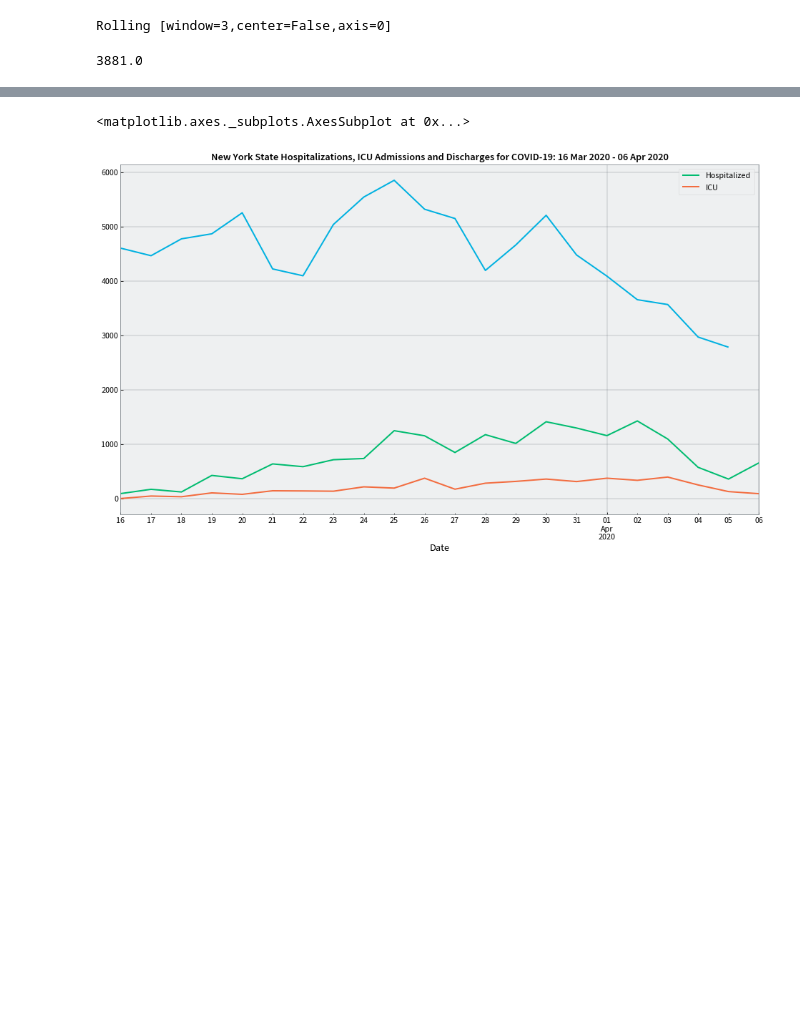
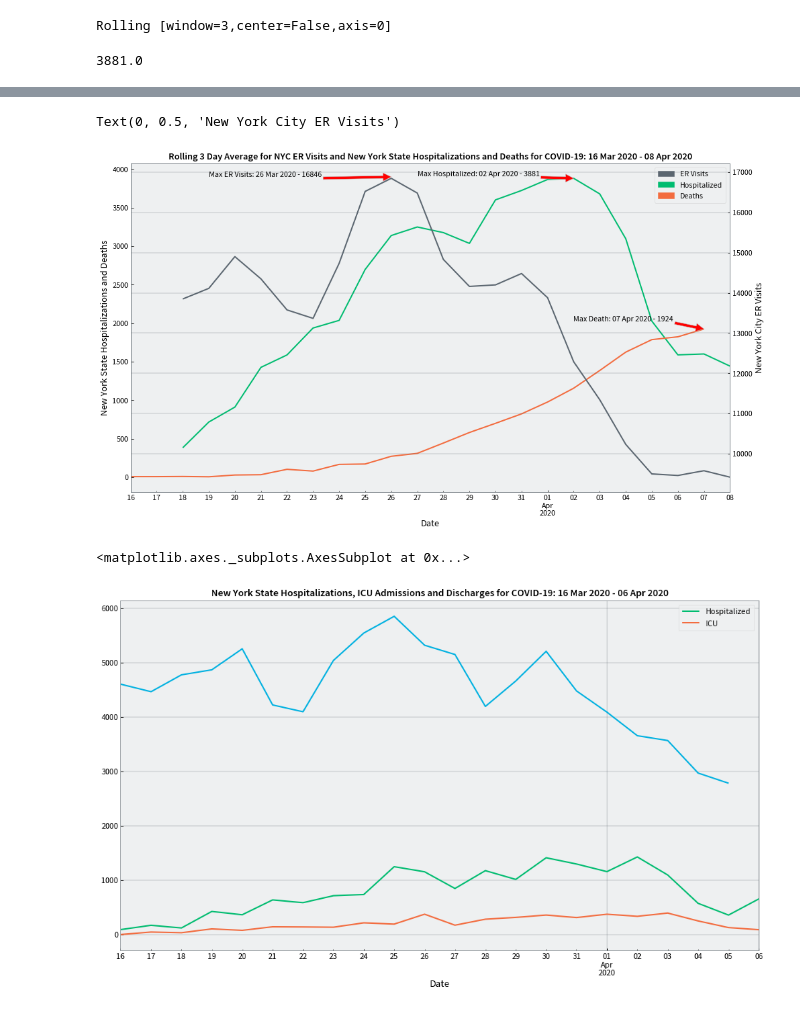
Before and after one commit to RobSpectre/COVID-19-Analysis, a Jupyter notebook: COVID-19 New York State Hospitalizations.ipynb, the cells around one changed output, grey strips where cells are left out. Cells and saved outputs as stored; diff of their text form; code cells hidden in the pictures; blank space fills up the shorter version.

```diff
--- a/COVID-19 New York State Hospitalizations.ipynb
+++ b/COVID-19 New York State Hospitalizations.ipynb
@@ -162,3 +162,72 @@ Text(0, 0.5, 'New York City ER Visits')
+# %%
+from datetime import timedelta
+from random import randint
+
+fig = plt.figure()
+ax = fig.add_subplot(111)
+ax1 = ax.twinx()
+
+ny_state_hospitalization.groupby('Date')['Hospitalized'].sum().rolling(3).sum().plot(kind='line', ax=ax,
+                                                                                     title="Rolling 3 Day Average for NYC ER Visits and New York State Hospitalizations and Deaths for COVID-19: {0} - {1}".format(ny_state_hospitalization['Date'].min().date().strftime("%d %b %Y"),
+                                                                                                                                                                                                 ny_state_hospitalization['Date'].max().date().strftime("%d %b %Y")))
+
+maximum = ny_state_hospitalization.groupby('Date')['Hospitalized'].sum().rolling(3).sum().max()
+max_index = ny_state_hospitalization.groupby('Date')['Hospitalized'].sum().rolling(3).sum().idxmax()
+
+ax.annotate("Max {0}: {1} - {2}".format('Hospitalized',
+                                        max_index.strftime("%d %b %Y"),
+                                        int(maximum)),
+        xy=(max_index,
+            maximum),
+        xytext=(max_index - timedelta(days=6),
+                maximum + 30),
+        arrowprops={'facecolor': 'red'})
+
+ax.grid()
+
+tests_df[tests_df['state'] == 'NY'].groupby('Date')['death'].sum().diff().rolling(3).sum().plot(kind='line', ax=ax)
+
+maximum = tests_df[tests_df['state'] == 'NY'].groupby('Date')['death'].sum().diff().rolling(3).sum().max()
+max_index = tests_df[tests_df['state'] == 'NY'].groupby('Date')['death'].sum().diff().rolling(3).sum().idxmax()
+
+ax.annotate("Max {0}: {1} - {2}".format('Death',
+                                        max_index.strftime("%d %b %Y"),
+                                        int(maximum)),
+        xy=(max_index,
+            maximum),
+        xytext=(max_index - timedelta(days=5),
+                maximum + 100),
+        arrowprops={'facecolor': 'red'})
+
+ax.grid()
+
+citywide_all[citywide_all['Date'] >= '2020-03-16'].groupby('Date')['Value'].sum().resample('D').sum().rolling(3).sum().plot(kind='line',
+                                                                                                                            color="#5b6670",
+                                                                                                                            secondary_y=False,
+                                                                                                                            ax=ax1)
+
+maximum = citywide_all[citywide_all['Date'] >= '2020-03-16'].groupby('Date')['Value'].sum().resample('D').sum().rolling(3).sum().max()
+max_index = citywide_all[citywide_all['Date'] >= '2020-03-16'].groupby('Date')['Value'].sum().resample('D').sum().rolling(3).sum().idxmax()
+ax.annotate("Max {0}: {1} - {2}".format("ER Visits",
+                                        max_index.strftime("%d %b %Y"),
+                                        int(maximum)),
+        xy=(max_index,
+            3900),
+        xytext=(max_index - timedelta(days=7),
+                3900),
+        arrowprops={'facecolor': 'red'})
+
+patch = mpatches.Patch(color="gray", label="Other US States")
+ax.legend(handles=[mpatches.Patch(color="#5b6670", label="ER Visits"),
+                   mpatches.Patch(color="#00bc70", label="Hospitalized"),
+                   mpatches.Patch(color="#f36c3f", label="Deaths")
+                   ])
+
+ax.set_ylabel("New York State Hospitalizations and Deaths")
+ax1.set_ylabel("New York City ER Visits")
+# %% [output]
+Text(0, 0.5, 'New York City ER Visits')
+[figure, added]
 # %%
 ax = ny_state_hospitalization.groupby('Date')[['Hospitalized', 'ICU']].sum().plot(kind='line',
                                                                                   title="New York State Hospitalizations, ICU Admissions and Discharges for COVID-19: {0} - {1}".format(ny_state_hospitalization['Date'].min().date().strftime("%d %b %Y"),
```
Also changed, not shown: parts of 4 cells of this notebook, 3 other files.
